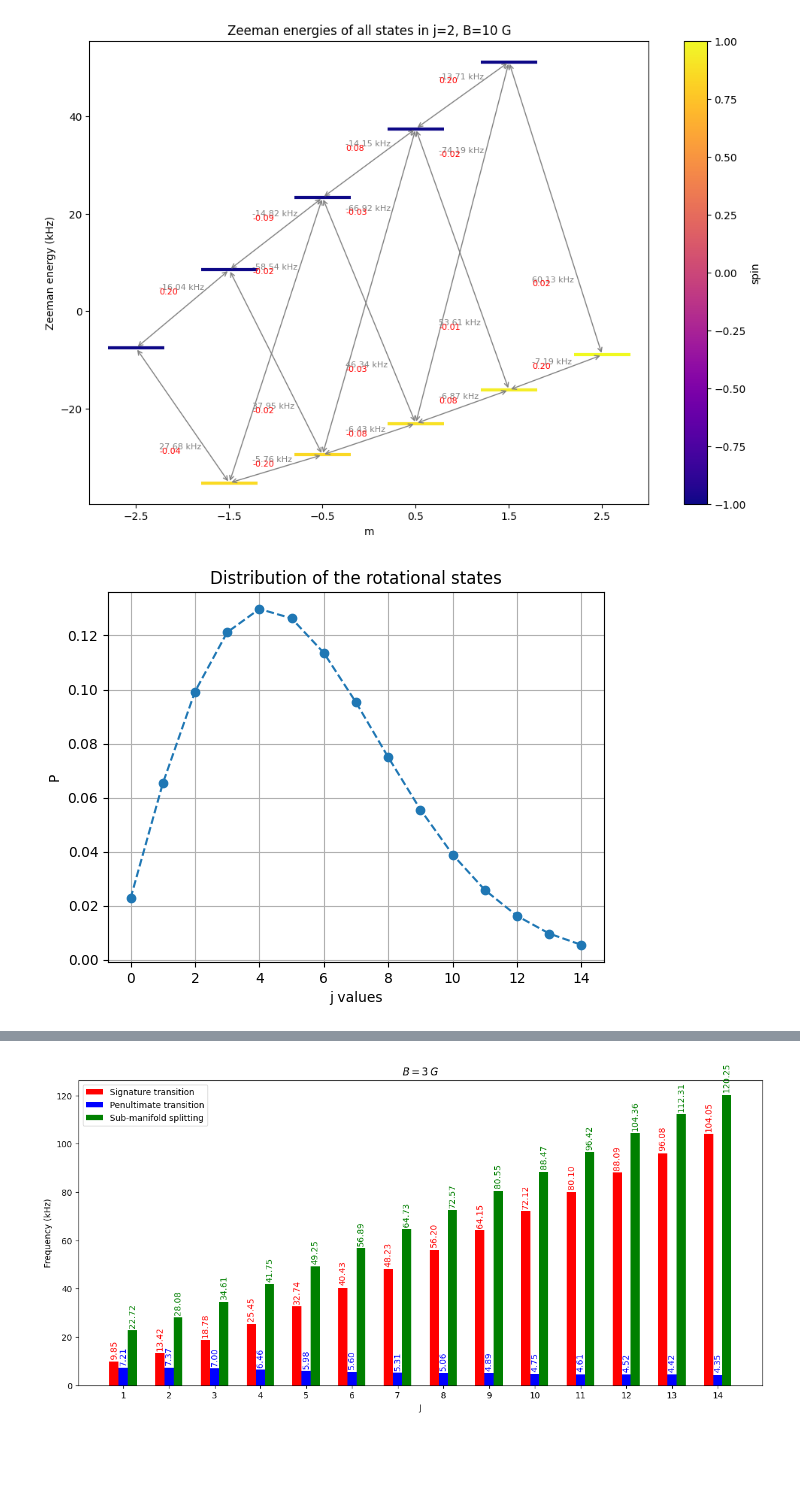
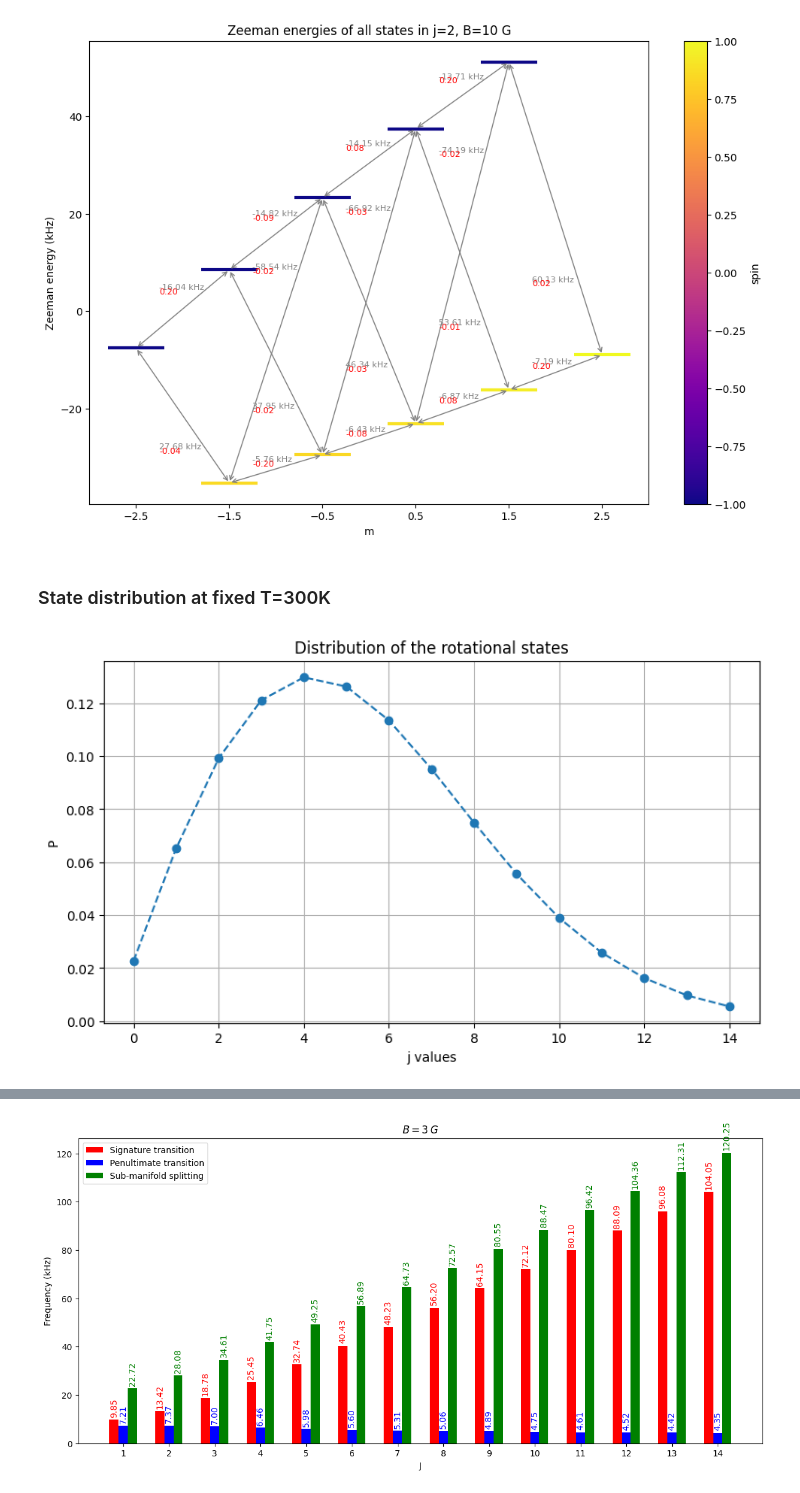
Before and after one commit to sdracia/QIC, a Jupyter notebook: project/cah+.ipynb, the cells around one changed output, grey strips where cells are left out. Cells and saved outputs as stored; diff of their text form; code cells hidden in the pictures; blank space fills up the shorter version.

```diff
--- a/project/cah+.ipynb
+++ b/project/cah+.ipynb
@@ -46,19 +52,21 @@ cah.plot_zeeman_levels(2)
 # %% [output]
 [figure]
+# %% [markdown]
+### State distribution at fixed T=300K
 # %%
 cah = CaH.create_molecule_data(b_field_gauss=0.3, j_max=14, gj_list = gj_list, cij_list = cij_list)
-# cah = CaH.create_molecule_data(b_field_gauss=6.5, j_max=10)
 
 states = qls.States(cah, 300)
+plt.figure(figsize=(9,5))
 plt.plot(np.arange(cah.j_max+1), states.j_distribution(), linestyle = "--", marker = "o")
 plt.xlabel("j values")
 plt.ylabel("P")
 plt.title("Distribution of the rotational states")
 plt.grid()
 plt.show()
 plt.close()
 # %% [output]
-[figure, old version]
+[figure, new version]
 # %%
 cah = CaH.create_molecule_data(b_field_gauss=10, j_max=14, gj_list = gj_list, cij_list = cij_list)
 cah.fom(b_start=0,b_stop=30,j_start=0,j_stop=14)
```
Also changed, not shown: parts of 15 cells of this notebook, 27 other files.
